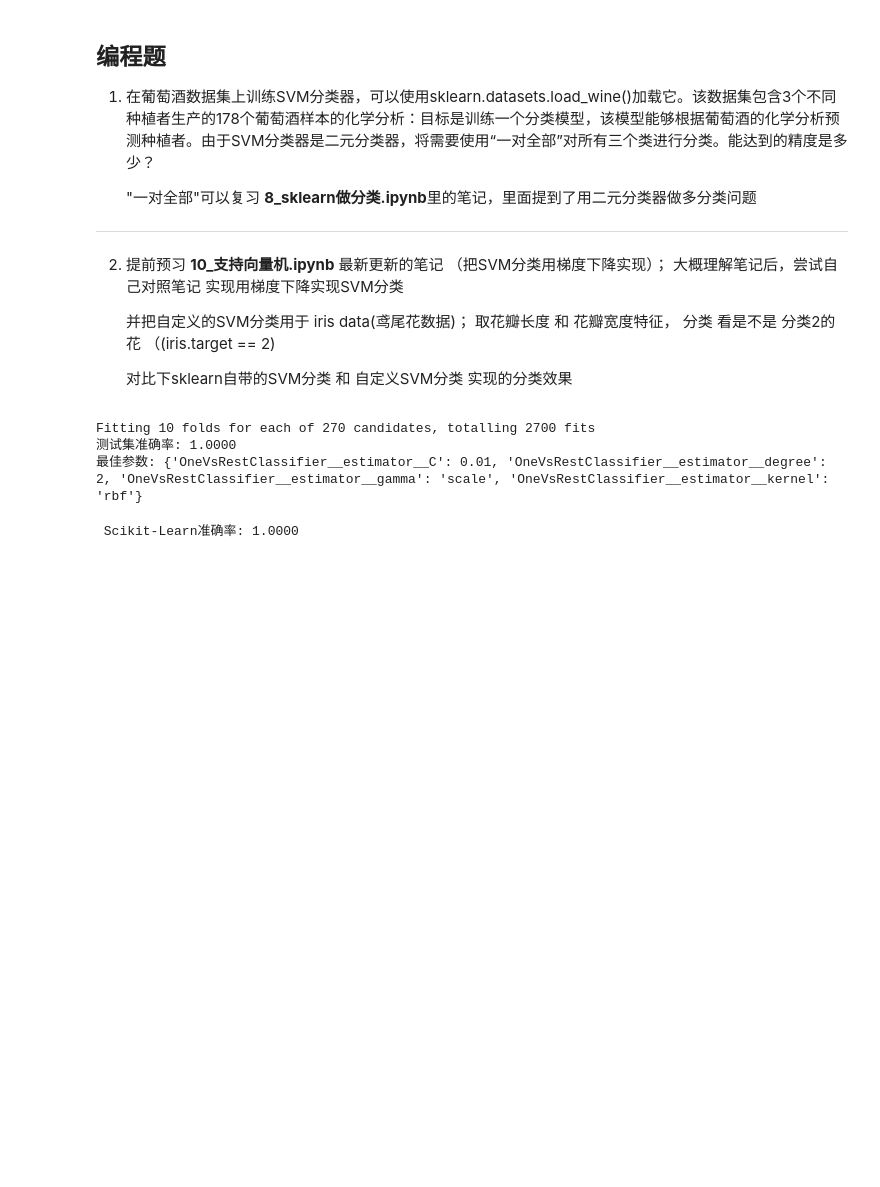
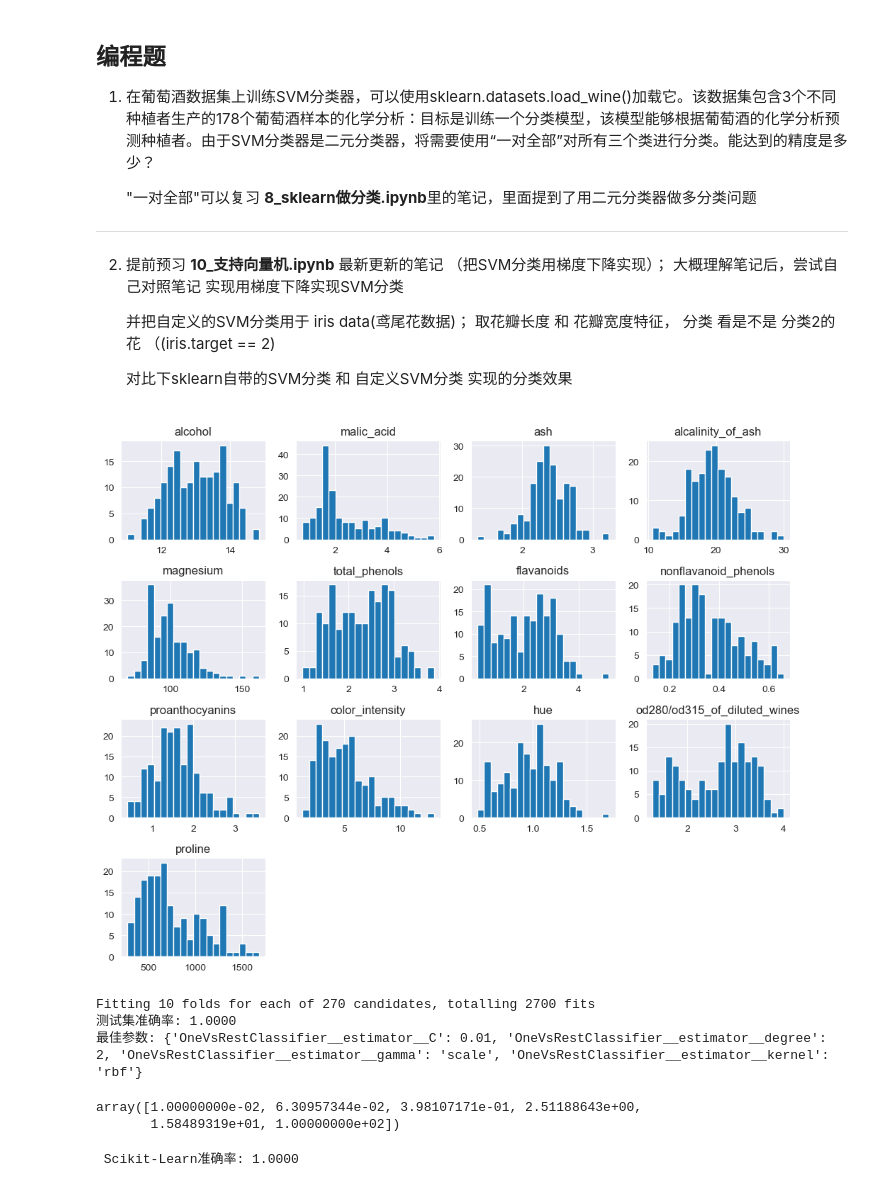
Before and after one commit to Tonglei1123/MechLearning, a Jupyter notebook: 支持向量机作业-HW5.ipynb, the cells around one changed output. Saved outputs shown, nothing was run; the diff lists cells and outputs as text; code cells hidden in the pictures; blank space fills up the shorter version.

```diff
--- a/支持向量机作业-HW5.ipynb
+++ b/支持向量机作业-HW5.ipynb
@@ -52,6 +57,18 @@ from sklearn.pipeline import Pipeline, make_pipeline
 wine = load_wine()
 X = wine.data
 y = wine.target
+# %%
+from sklearn.datasets import load_wine
+import matplotlib.pyplot as plt
+
+wine = load_wine()
+wine_data = pd.DataFrame(wine.data, columns=wine.feature_names)
+
+wine_data.hist(bins=20, figsize=(12, 10))
+plt.tight_layout()
+plt.show()
+# %% [output]
+[figure, added]
 # %%
 X_train, X_test, y_train, y_test = train_test_split(X, y, test_size=0.2, random_state=42)
 # %%
@@ -87,7 +104,11 @@ Fitting 10 folds for each of 270 candidates, totalling 2700 fits
 测试集准确率: 1.0000
 最佳参数: {'OneVsRestClassifier__estimator__C': 0.01, 'OneVsRestClassifier__estimator__degree': 2, 'OneVsRestClassifier__estimator__gamma': 'scale', 'OneVsRestClassifier__estimator__kernel': 'rbf'}
 # %%
-#
+np.logspace(-2,2,6)
+# np.linspace(-2,2,6)
+# %% [output]
+array([1.00000000e-02, 6.30957344e-02, 3.98107171e-01, 2.51188643e+00,
+       1.58489319e+01, 1.00000000e+02])
 # %%
 from sklearn import datasets
 import numpy as np
```
Also changed, not shown: parts of 10 cells of this notebook.
